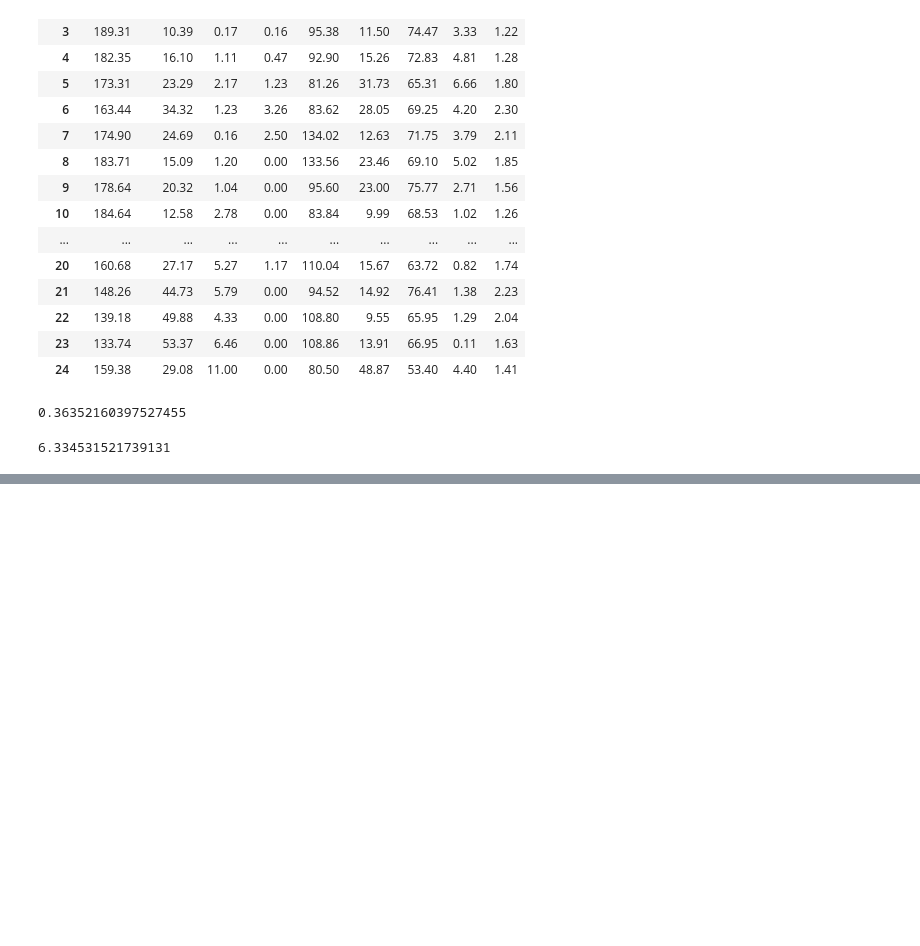
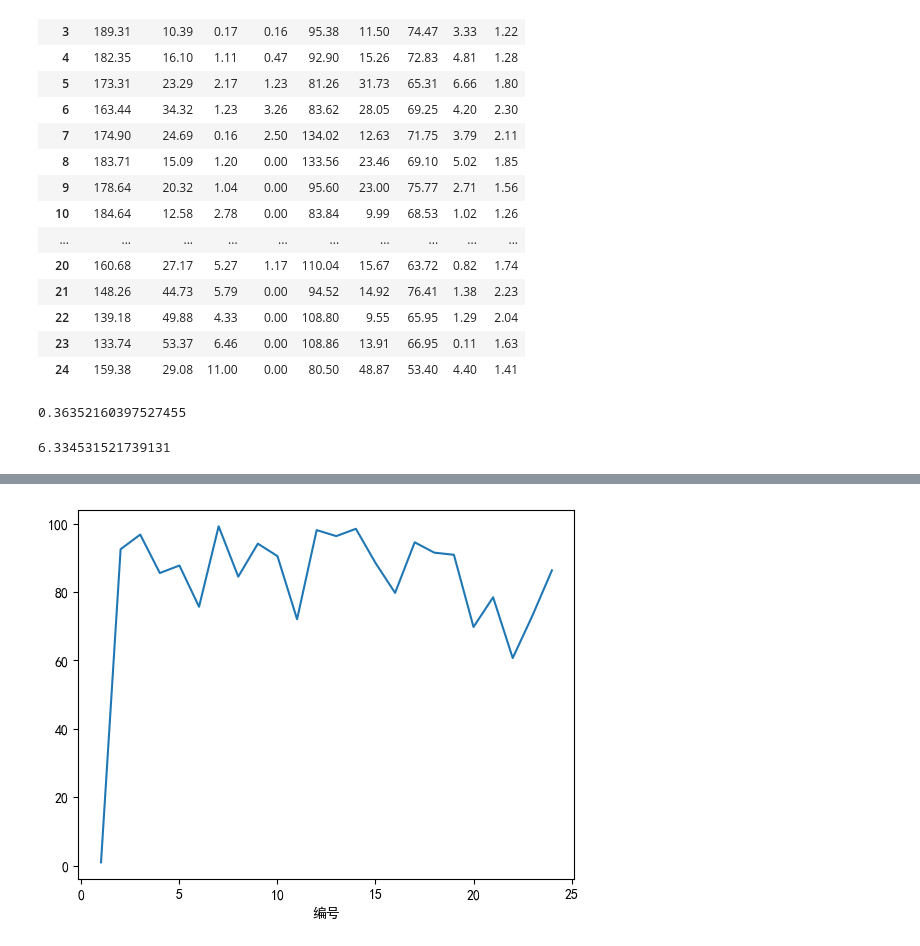
Before and after one commit to xyt556/Big_Data_Test, a Jupyter notebook: Data_preprocess/pandas_1.ipynb, the cells around one changed output, grey strips where cells are left out. Cells and saved outputs as stored; diff of their text form; code cells hidden in the pictures; blank space fills up the shorter version.

```diff
--- a/Data_preprocess/pandas_1.ipynb
+++ b/Data_preprocess/pandas_1.ipynb
@@ -244,0 +453,5 @@ df['有机含量'].cov(df['CaO'])
+# %%
+df['有机含量'].plot()
+plt.show()
+# %% [output]
+[figure, added]
```
Also changed, not shown: parts of 20 cells of this notebook, 4 other files.
